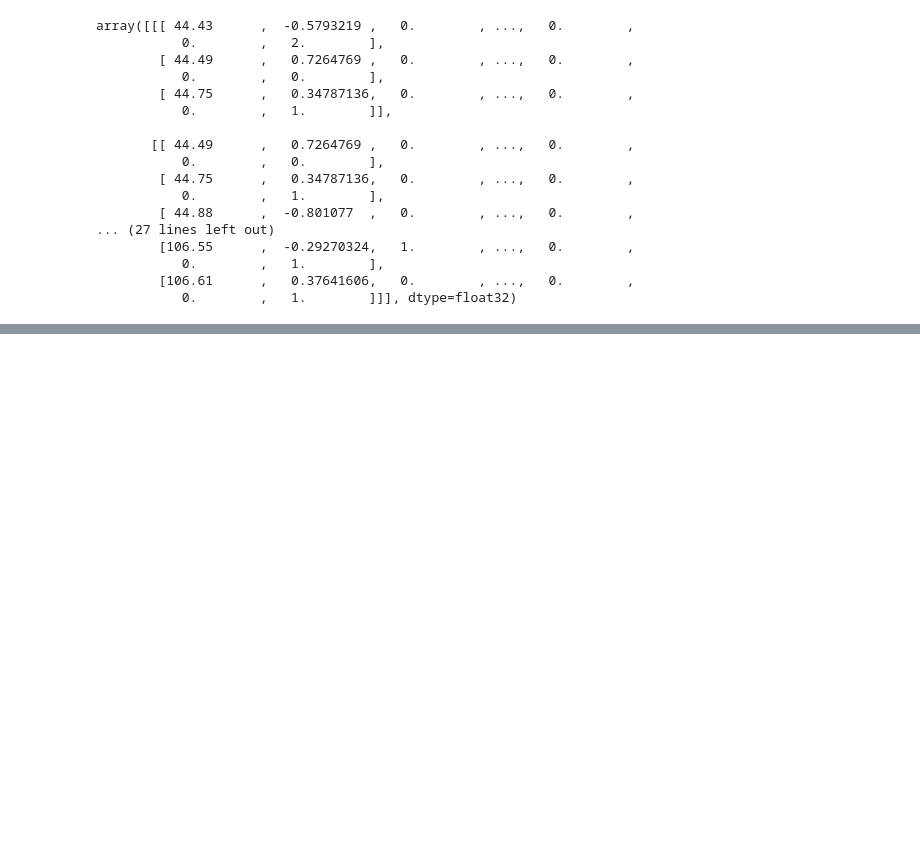
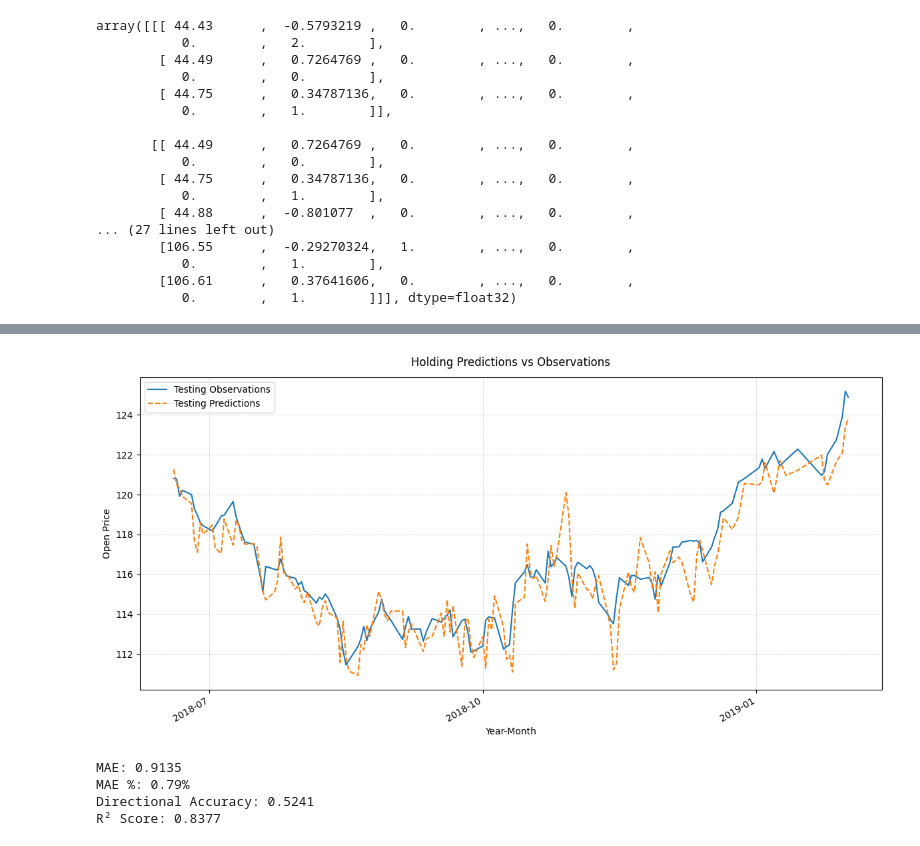
Before and after one commit to visheshgupta19/IDS_705_Final_Project, a Jupyter notebook: base_model_combined.ipynb, the cells around one changed output, grey strips where cells are left out. Drawn from its saved outputs; the diff is of its cells as text; code cells hidden in the pictures; blank space fills up the shorter version.

```diff
--- a/base_model_combined.ipynb
+++ b/base_model_combined.ipynb
@@ -553,0 +559,2 @@ directional_accuracy
+# %%
+hold_predictions = model.predict(X_hold).flatten()
@@ -553,0 +563,78 @@ directional_accuracy
+# %%
+import matplotlib.pyplot as plt
+import matplotlib.dates as mdates
+
+# your data
+# dates_test, y_test, test_predictions
+
+fig, ax = plt.subplots(figsize=(12, 6))
+
+# force a white background
+fig.patch.set_facecolor("white")
+ax.set_facecolor("white")
+
+# plot the actuals
+ax.plot(
+    dates_hold, y_hold, label="Testing Observations", color="tab:blue", linewidth=1.5
+)
+
+# plot the preds
+ax.plot(
+    dates_hold,
+    hold_predictions,
+    label="Testing Predictions",
+    color="tab:orange",
+    linestyle="--",
+    linewidth=1.5,
+)
+
+# labels & title
+ax.set_xlabel("Year-Month")
+ax.set_ylabel("Open Price")
+ax.set_title("Holding Predictions vs Observations", pad=12)
+
+# legend
+ax.legend(loc="upper left")
+
+# dashed grid
+ax.grid(True, which="major", linestyle="--", linewidth=0.5, alpha=0.7)
+
+# nice date formatting
+# choose a locator (e.g. every 3 months) or leave default
+ax.xaxis.set_major_locator(mdates.MonthLocator(interval=3))
+
+# format as YYYY-MM
+ax.xaxis.set_major_formatter(mdates.DateFormatter("%Y-%m"))
+
+# rotate if needed
+fig.autofmt_xdate()
+
+plt.tight_layout()
+plt.show()
+# %% [output]
+[figure, added]
+# %%
+# y_test and test_predictions should be 1D arrays or Series
+mae = mean_absolute_error(y_hold, hold_predictions)
+
+# MAE % relative to the mean of actuals
+mae_pct = mae / np.mean(y_hold) * 100
+
+# Directional Accuracy: how often the model gets the up/down move right
+actual_dir = np.sign(np.diff(y_hold))
+pred_dir = np.sign(np.diff(hold_predictions))
+directional_accuracy = np.mean(actual_dir == pred_dir)
+
+# R² score
+r2 = r2_score(y_hold, hold_predictions)
+
+# print them out
+print(f"MAE: {mae:.4f}")
+print(f"MAE %: {mae_pct:.2f}%")
+print(f"Directional Accuracy: {directional_accuracy:.4f}")
+print(f"R² Score: {r2:.4f}")
+# %% [output]
+MAE: 0.9135
+MAE %: 0.79%
+Directional Accuracy: 0.5241
+R² Score: 0.8377
```
Also changed, not shown: parts of 12 cells of this notebook, 1 other file.
